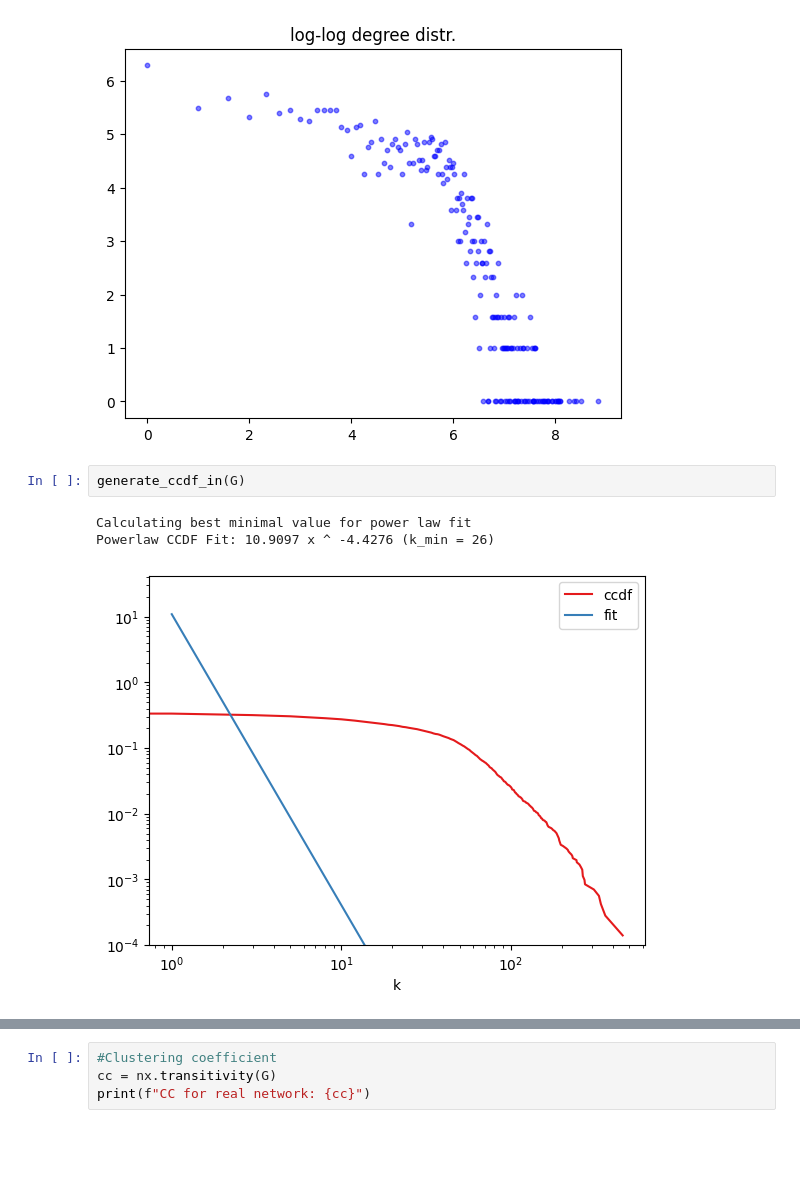
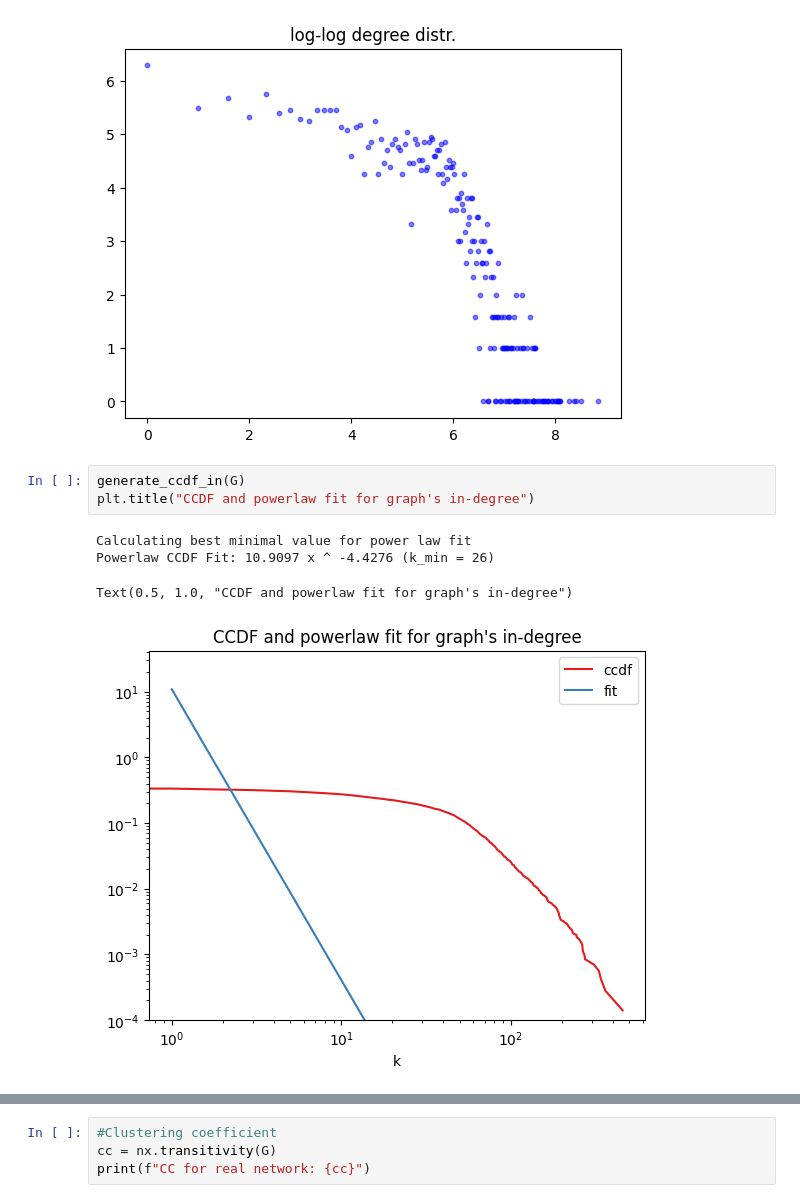
Before and after one commit to liliraleva/Network_Analysis, a Jupyter notebook: EDA_proj.ipynb, the cells around one changed output, grey strips where cells are left out. Cells and saved outputs as stored; diff of their text form; blank space fills up the shorter version.

```diff
--- a/EDA_proj.ipynb
+++ b/EDA_proj.ipynb
@@ -48,12 +48,14 @@ def logscatter_in(G):
 logscatter_in(G)
 # %% [output]
 [figure]
-# %%
-generate_ccdf_in(G)
-# %% [output]
-Calculating best minimal value for power law fit
-Powerlaw CCDF Fit: 10.9097 x ^ -4.4276 (k_min = 26)
-[figure, removed]
+# %%
+generate_ccdf_in(G)
+plt.title("CCDF and powerlaw fit for graph's in-degree")
+# %% [output]
+Calculating best minimal value for power law fit
+Powerlaw CCDF Fit: 10.9097 x ^ -4.4276 (k_min = 26)
+Text(0.5, 1.0, "CCDF and powerlaw fit for graph's in-degree")
+[figure, added]
 # %%
 def generate_ccdf_out(G):
    dd = Counter(dict(G.out_degree).values())
```
Also changed, not shown: parts of 9 cells of this notebook, 1 other file.
